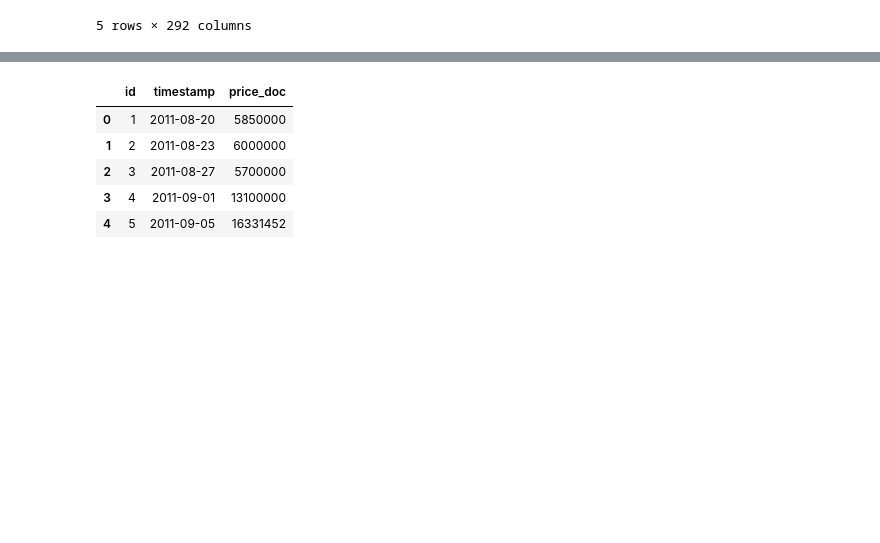
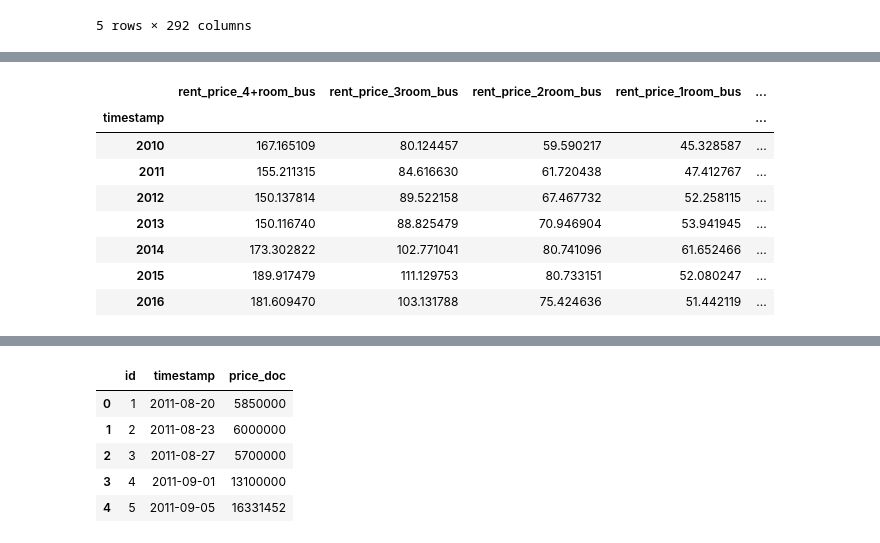
Before and after one commit to byronhousten/kaggle_sberbank, a Jupyter notebook: macro.ipynb, the cells around one changed output, grey strips where cells are left out. Saved outputs shown, nothing was run; the diff lists cells and outputs as text; code cells hidden in the pictures; blank space fills up the shorter version.

```diff
--- a/macro.ipynb
+++ b/macro.ipynb
@@ -25,0 +102,7 @@ df_train['timestamp'] = pd.to_datetime(df_train['timestamp'], format="%Y-%m-%d")
+# %%
+df_macro = df_macro[['timestamp', 'oil_urals', 'gdp_quart', 'gdp_quart_growth', 'cpi', 'usdrub', 'eurrub', 'brent',
+       'gdp_annual', 'gdp_annual_growth', 'rts', 'micex', 'micex_rgbi_tr', 'micex_cbi_tr', 'deposits_value', 'deposits_growth',
+       'deposits_rate', 'mortgage_value', 'mortgage_growth', 'mortgage_rate', 'grp', 'grp_growth', 'income_per_cap',
+       'real_dispos_income_per_cap_growth', 'salary', 'salary_growth', 'fixed_basket', 'labor_force', 'unemployment',
+       'employment', 'rent_price_4+room_bus', 'rent_price_3room_bus', 'rent_price_2room_bus', 'rent_price_1room_bus',
+       'rent_price_3room_eco', 'rent_price_2room_eco', 'rent_price_1room_eco']]
@@ -25,0 +117,4 @@ df_train['timestamp'] = pd.to_datetime(df_train['timestamp'], format="%Y-%m-%d")
+# %%
+# Further filtering the macro dataset for those dates that a year before the first training timestamp to the last test timestamp
+df_macro = df_macro[(df_macro.timestamp >= pd.Timestamp("2010-08-20 00:00:00")) &
+                    (df_macro.timestamp <= pd.Timestamp("2016-05-30 00:00:00"))]
@@ -25,0 +147,8 @@ df_train['timestamp'] = pd.to_datetime(df_train['timestamp'], format="%Y-%m-%d")
+# %%
+# Easy wins - taking out grp, grp_growth, and real_dispos_income_per_cap_growth - missing values for over 25% of the data
+df_macro = df_macro[['timestamp', 'oil_urals', 'gdp_quart', 'gdp_quart_growth', 'cpi', 'usdrub', 'eurrub', 'brent',
+       'gdp_annual', 'gdp_annual_growth', 'rts', 'micex', 'micex_rgbi_tr', 'micex_cbi_tr', 'deposits_value', 'deposits_growth',
+       'deposits_rate', 'mortgage_value', 'mortgage_growth', 'mortgage_rate', 'income_per_cap', 'salary', 'salary_growth',
+       'fixed_basket', 'labor_force', 'unemployment', 'employment', 'rent_price_4+room_bus', 'rent_price_3room_bus',
+       'rent_price_2room_bus', 'rent_price_1room_bus', 'rent_price_3room_eco', 'rent_price_2room_eco', 'rent_price_1room_eco']]
+df_macro.isnull().sum()
@@ -25,0 +176,14 @@ df_train['timestamp'] = pd.to_datetime(df_train['timestamp'], format="%Y-%m-%d")
+# %%
+# This looks like it could be workable. What are the differences between each rent price category
+df_macro[['timestamp', 'rent_price_4+room_bus', 'rent_price_3room_bus', 'rent_price_2room_bus', 'rent_price_1room_bus',
+          'rent_price_3room_eco', 'rent_price_2room_eco', 'rent_price_1room_eco']].groupby(by=df_macro.timestamp.dt.year).agg(np.mean)
+# %% [output]
+|  | rent_price_4+room_bus | rent_price_3room_bus | rent_price_2room_bus | rent_price_1room_bus | ... |
+| timestamp |  |  |  |  | ... |
+| 2010 | 167.165109 | 80.124457 | 59.590217 | 45.328587 | ... |
+| 2011 | 155.211315 | 84.616630 | 61.720438 | 47.412767 | ... |
+| 2012 | 150.137814 | 89.522158 | 67.467732 | 52.258115 | ... |
+| 2013 | 150.116740 | 88.825479 | 70.946904 | 53.941945 | ... |
+| 2014 | 173.302822 | 102.771041 | 80.741096 | 61.652466 | ... |
+| 2015 | 189.917479 | 111.129753 | 80.733151 | 52.080247 | ... |
+| 2016 | 181.609470 | 103.131788 | 75.424636 | 51.442119 | ... |
```
Also changed, not shown: parts of 26 cells of this notebook.
